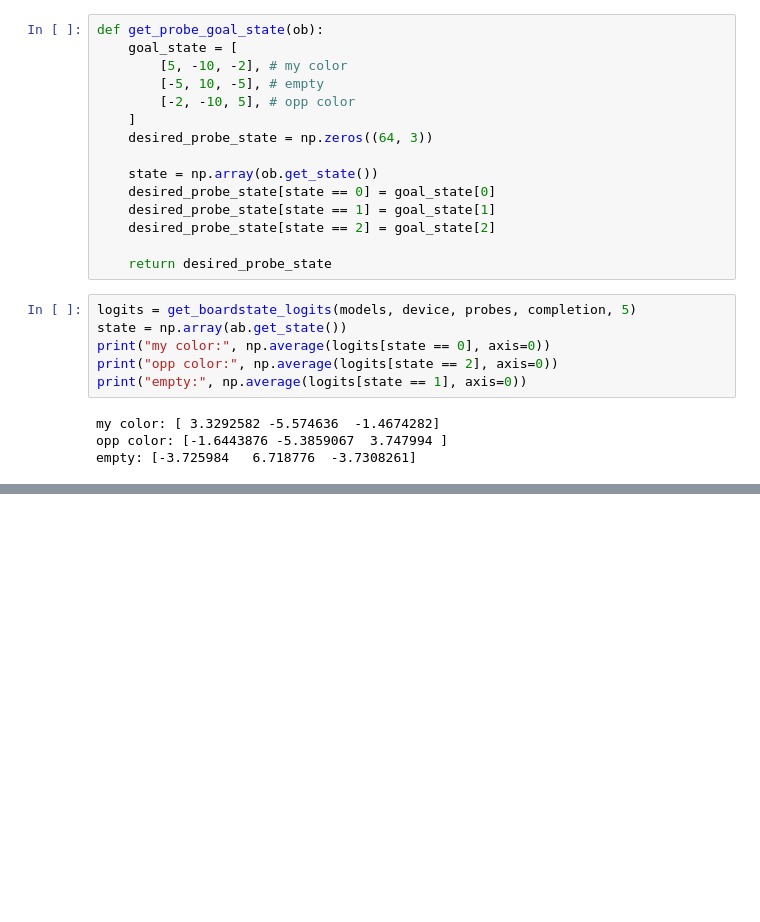
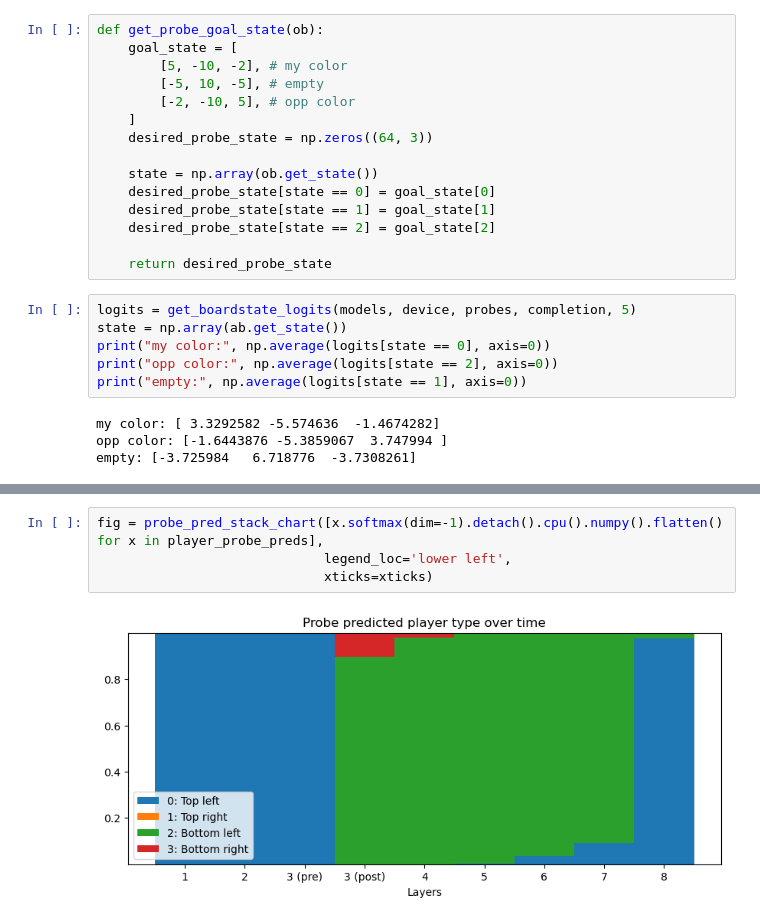
Before and after one commit to icemoon97/othello_world, a Jupyter notebook: probing_playertype.ipynb, the cells around one changed output, grey strips where cells are left out. Cells and saved outputs as stored; diff of their text form; blank space fills up the shorter version.

```diff
--- a/probing_playertype.ipynb
+++ b/probing_playertype.ipynb
@@ -962,0 +1006,6 @@ fig = draw_heatmap_from_tokens(post_intv_pred, vmin=-5, vmax=10)
+# %%
+fig = probe_pred_stack_chart([x.softmax(dim=-1).detach().cpu().numpy().flatten() for x in player_probe_preds],
+                             legend_loc='lower left',
+                             xticks=xticks)
+# %% [output]
+[figure, added]
```
Also changed, not shown: parts of 10 cells of this notebook, 1 other file.
